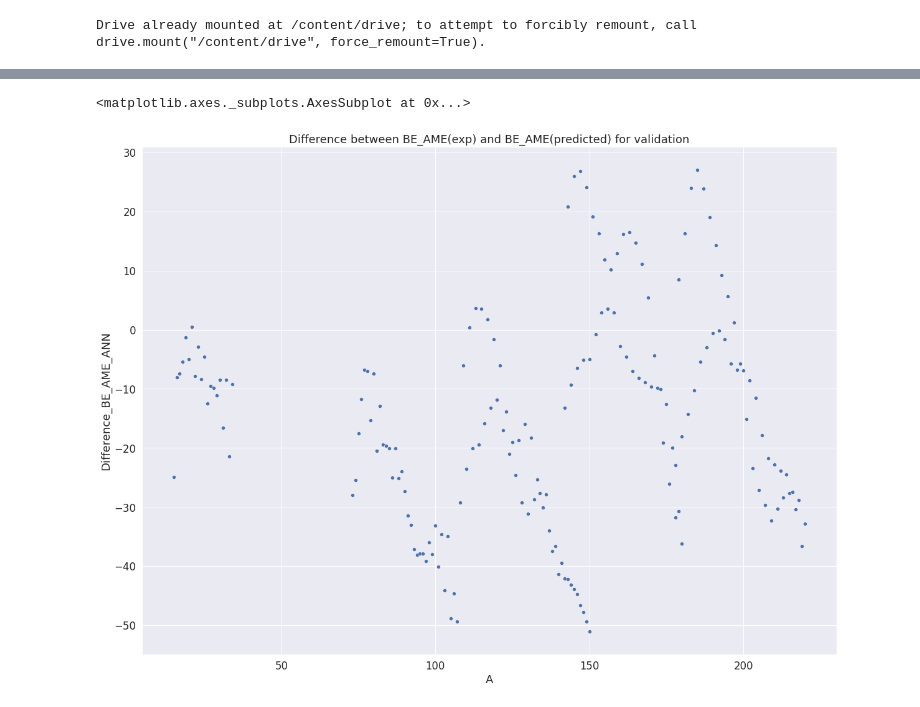
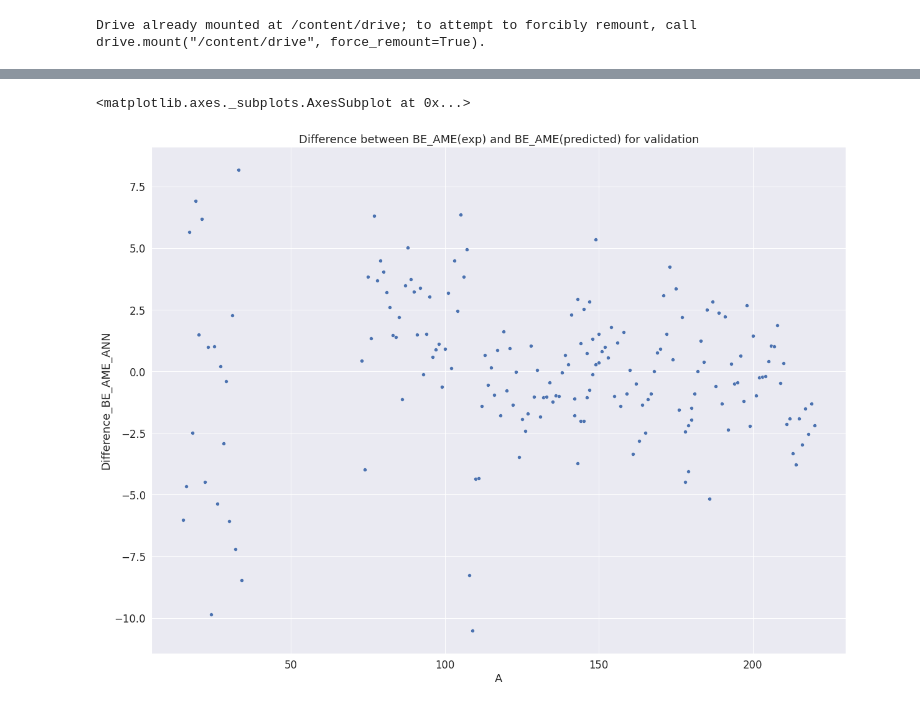
Before and after one commit to AlexianL/StudentProject2023, a Jupyter notebook: artificial_neural_network.ipynb, the cells around one changed output, grey strips where cells are left out. Cells and saved outputs as stored; diff of their text form; code cells hidden in the pictures.

```diff
--- a/artificial_neural_network.ipynb
+++ b/artificial_neural_network.ipynb
@@ -111,3 +41,20 @@ scaled_target = train_scaler.fit_transform(pd.Series.to_numpy(target).reshape(-1
+# %%
+#First inputs
+target = train_data["rescaled_ame_BE"]
+n_input = train_data["rescaled_N"]
+z_input = train_data["rescaled_Z"]
+
+#Liquid drop inputs
+surf_input = train_data["rescaled_Surf"]
+asym_input = train_data["rescaled_Asym"]
+coul_input = train_data["rescaled_Coul"]
+pair_input = train_data["rescaled_Pair"]
+
+#Other inputs that may help
+z_parity_input = train_data["rescaled_Z_parity"]
+n_parity_input = train_data["rescaled_N_parity"]
+z_distance_input = train_data["rescaled_Z_distance"]
+n_distance_input = train_data["rescaled_N_distance"]
 # %%
 input1=keras.layers.Input(shape=(1,))
 input2=keras.layers.Input(shape=(1,))
@@ -136,7 +83,7 @@ model4 = keras.models.Model(([input1, input2, input3, input4, input5, input6, in
 # %%
 model4.compile(optimizer=Adam(learning_rate=0.0001), loss="mean_squared_error")
 # %%
-history4=model4.fit(x=(scaled_n, scaled_z, scaled_surf, scaled_coul, scaled_asym, scaled_pair, scaled_n_parity, scaled_z_parity, scaled_n_distance, scaled_z_distance), y=scaled_target, epochs=150, shuffle=True, verbose=1)
+history4=model4.fit(x=([n_input, z_input, surf_input, coul_input, asym_input, pair_input, n_parity_input, z_parity_input, n_distance_input, z_distance_input]), y=target, epochs=150, shuffle=True, verbose=1)
 
 
 plt.figure(figsize =(20,13))
@@ -171 +118,7 @@ Epoch 150/150
+# %%
+scaler = MinMaxScaler(feature_range=(0,1))
+
+rescaled_data = pd.read_csv(join(project_path,"rescaled_data/rescaled_data.csv"), sep=";")
+
+rescaled_target = scaler.fit_transform(pd.Series.to_numpy(rescaled_data["ame_BE"]).reshape(-1,1))
 # %%
@@ -240,7 +148,21 @@ test_scaled_target = validation_scaler.fit_transform(pd.Series.to_numpy(test_tar
+# %%
+validation_data = pd.read_csv(join(project_path,"rescaled_data/validation_rescaled_data.csv"), sep=";")
+
+test_target = validation_data["rescaled_ame_BE"]
+test_n_input = validation_data["rescaled_N"]
+test_z_input = validation_data["rescaled_Z"]
+test_coul_input = validation_data["rescaled_Coul"]
+test_surf_input = validation_data["rescaled_Surf"]
+test_asym_input = validation_data["rescaled_Asym"]
+test_pair_input = validation_data["rescaled_Pair"]
+test_z_parity_input = validation_data["rescaled_Z_parity"]
+test_n_parity_input = validation_data["rescaled_N_parity"]
+test_z_distance_input = validation_data["rescaled_Z_distance"]
+test_n_distance_input = validation_data["rescaled_N_distance"]
 # %%
-validation_predictions = model4.predict(x=([test_scaled_n, test_scaled_z, test_scaled_surf, test_scaled_coul, test_scaled_asym, test_scaled_pair, test_scaled_n_parity, test_scaled_z_parity, test_scaled_n_distance, test_scaled_z_distance]), batch_size=0)
+validation_predictions = model4.predict(x=([test_n_input, test_z_input, test_surf_input, test_coul_input, test_asym_input, test_pair_input, test_n_parity_input, test_z_parity_input, test_n_distance_input, test_z_distance_input]), batch_size=0)
 
-validation_rescaled_predictions = [ (i - validation_scaler.min_)/validation_scaler.scale_ for i in validation_predictions]
+validation_rescaled_predictions = [ (i - scaler.min_)/scaler.scale_ for i in validation_predictions]
 
 validation_data["BE_Predictions"] = np.double(validation_rescaled_predictions)
 validation_data["Difference_BE_AME_ANN"] = validation_data["ame_BE"] - validation_data["BE_Predictions"]
@@ -255,5 +177,5 @@ sns.scatterplot(x="A",y="Difference_BE_AME_ANN",data=validation_data, palette="r
 <matplotlib.axes._subplots.AxesSubplot at 0x...>
-[figure, old version]
+[figure, new version]
 # %%
 rms_validation = np.sqrt(((validation_data["Difference_BE_AME_ANN"] ** 2).sum()) / len(validation_data["Difference_BE_AME_ANN"]))
 
```
Also changed, not shown: parts of 14 cells of this notebook, 2 other files.
